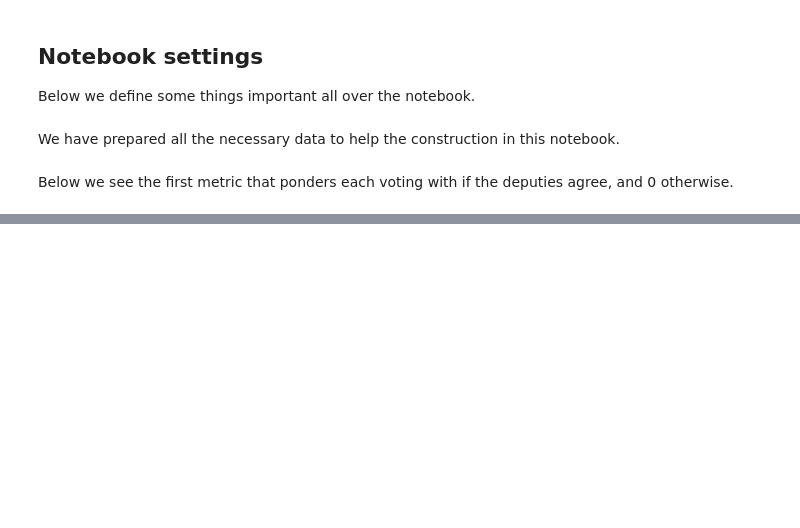
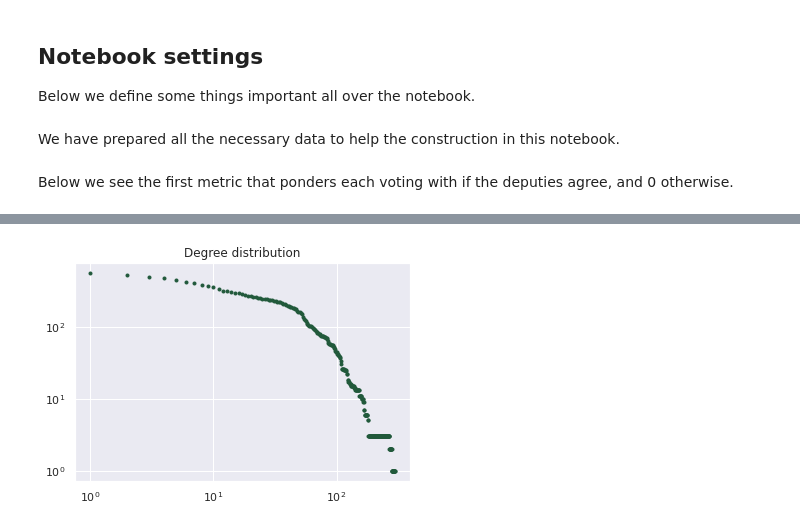
Before and after one commit to lucasmoschen/project-network-science, a Jupyter notebook: notebooks/network_features.ipynb, the cells around one changed output, grey strips where cells are left out. Cells and saved outputs as stored; diff of their text form; code cells hidden in the pictures; blank space fills up the shorter version.

```diff
--- a/notebooks/network_features.ipynb
+++ b/notebooks/network_features.ipynb
@@ -40,6 +40,8 @@ region_color = {'Norte': '#08FB74', 'Nordeste': '#FA9A14', 'Sudeste': '#6E30FF',
                 'Sul': '#E61C38', 'Centro-oeste': '#D7E307'}
 
 sns.set()
+
+palette = "#21593b"
 # %% [markdown]
 We have prepared all the necessary data to help the construction in this notebook.
 # %%
@@ -74,0 +84,16 @@ plt.show()
+# %%
+degree_freq = np.array(nx.degree_histogram(G))[1:]
+degrees = np.array(range(1,len(degree_freq)+1))
+
+com_distribution = degree_freq[::-1].cumsum()[::-1]
+
+#degrees = degrees[np.where(degree_freq != 0)]
+#degree_freq = degree_freq[np.where(degree_freq != 0)]
+# %%
+plt.scatter(degrees, com_distribution, marker = '.', color = palette)
+plt.xscale('log')
+plt.yscale('log')
+plt.title('Degree distribution')
+plt.show()
+# %% [output]
+[figure, added]
```
Also changed, not shown: parts of 5 cells of this notebook.
